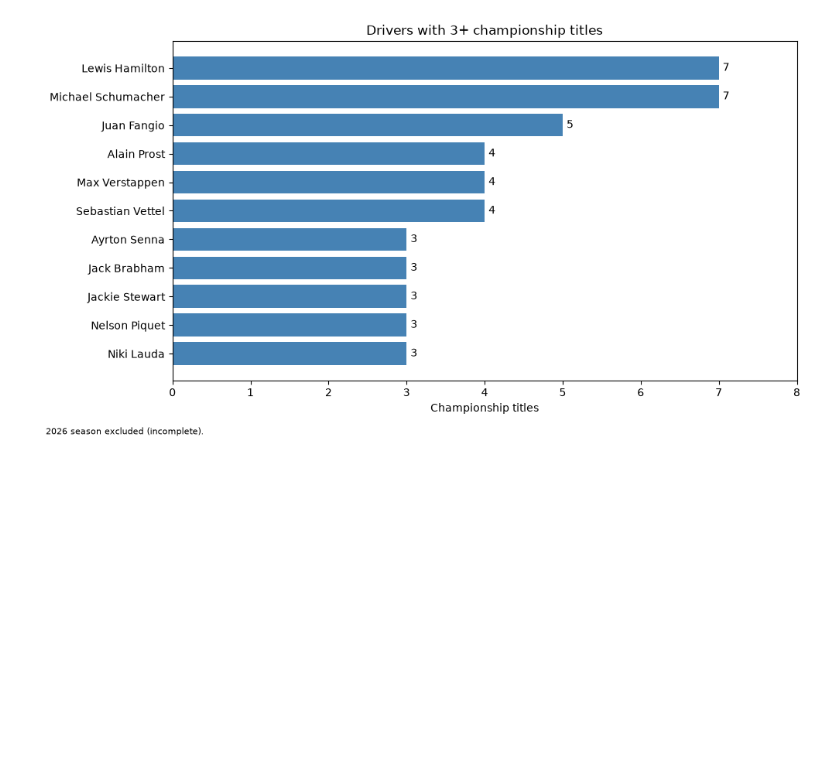
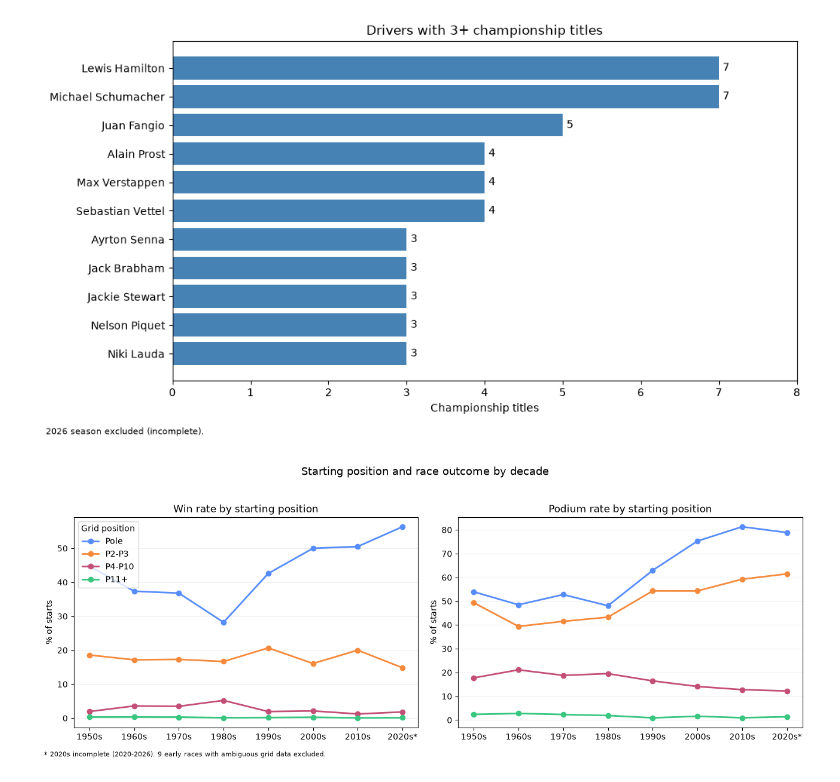
Before and after one commit to luvurgrace/f1-sql-analysis, a Jupyter notebook: notebooks/analysis.ipynb, the cells around one changed output. Saved outputs shown, nothing was run; the diff lists cells and outputs as text; code cells hidden in the pictures; blank space fills up the shorter version.

Commit message:
Add Q4: pole position advantage and grid group analysis

```diff
--- a/notebooks/analysis.ipynb
+++ b/notebooks/analysis.ipynb
@@ -203,3 +203,42 @@ plt.savefig("../charts/q3_championship_titles.png", dpi=150, bbox_inches="tight"
 plt.show()
 # %% [output]
 [figure]
+# %%
+import pandas as pd
+import matplotlib.pyplot as plt
+
+df = pd.read_csv("../results/q4_grid_groups.csv")
+
+order = ["Pole", "P2-P3", "P4-P10", "P11+"]
+decades = sorted(df["decade"].unique())
+tick_labels = [f"{d}s" for d in decades]
+tick_labels[-1] += "*"
+
+fig, axes = plt.subplots(1, 2, figsize=(13, 5))
+
+panels = [
+    (axes[0], "win_rate_pct", "Win rate by starting position"),
+    (axes[1], "podium_rate_pct", "Podium rate by starting position"),
+]
+
+for ax, col, title in panels:
+    for group in order:
+        sub = df[df["grid_group"] == group]
+        ax.plot(sub["decade"], sub[col], marker="o", linewidth=2, label=group)
+    ax.set_xticks(decades)
+    ax.set_xticklabels(tick_labels)
+    ax.set_ylabel("% of starts")
+    ax.set_title(title)
+    ax.grid(axis="y", alpha=0.3)
+
+axes[0].legend(title="Grid position")
+fig.suptitle("Starting position and race outcome by decade", fontsize=13)
+fig.text(0.01, 0.01,
+         "* 2020s incomplete (2020-2026). 9 early races with ambiguous grid data excluded.",
+         fontsize=8)
+
+plt.tight_layout(rect=[0, 0.03, 1, 0.95])
+plt.savefig("../charts/q4_grid_groups.png", dpi=150, bbox_inches="tight")
+plt.show()
+# %% [output]
+[figure, added]
```
Also changed, not shown: 6 other files.
